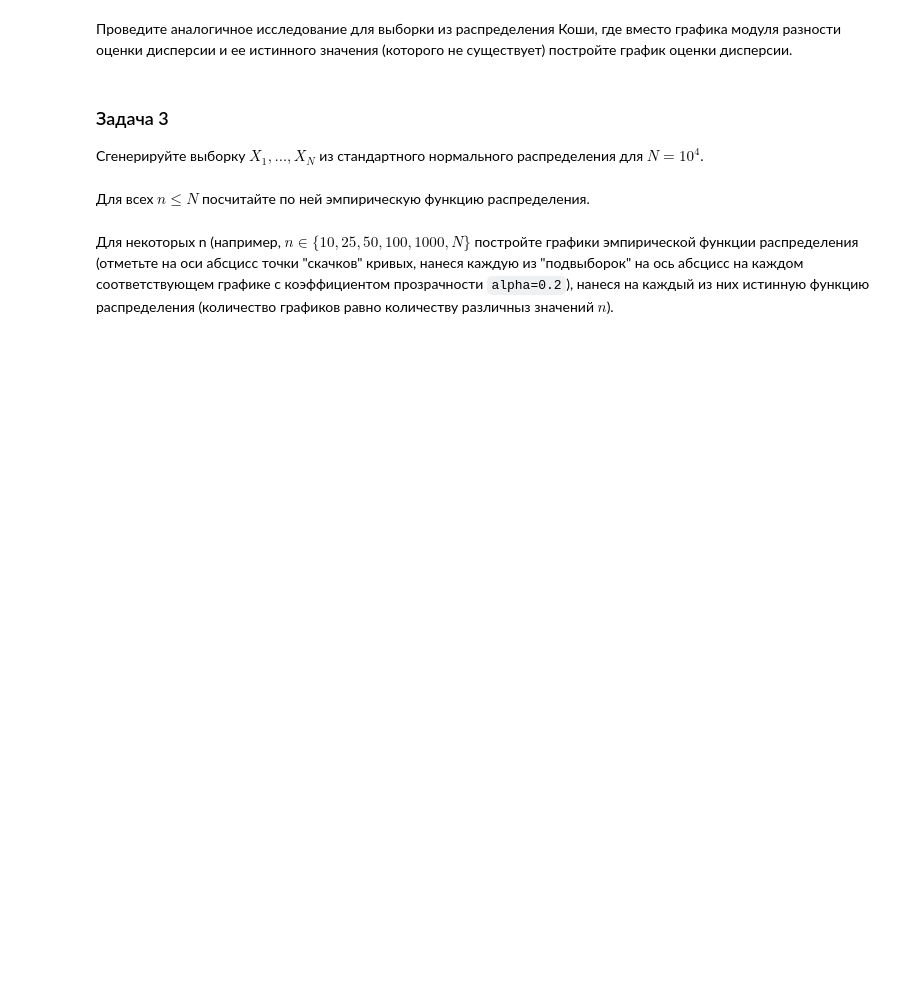
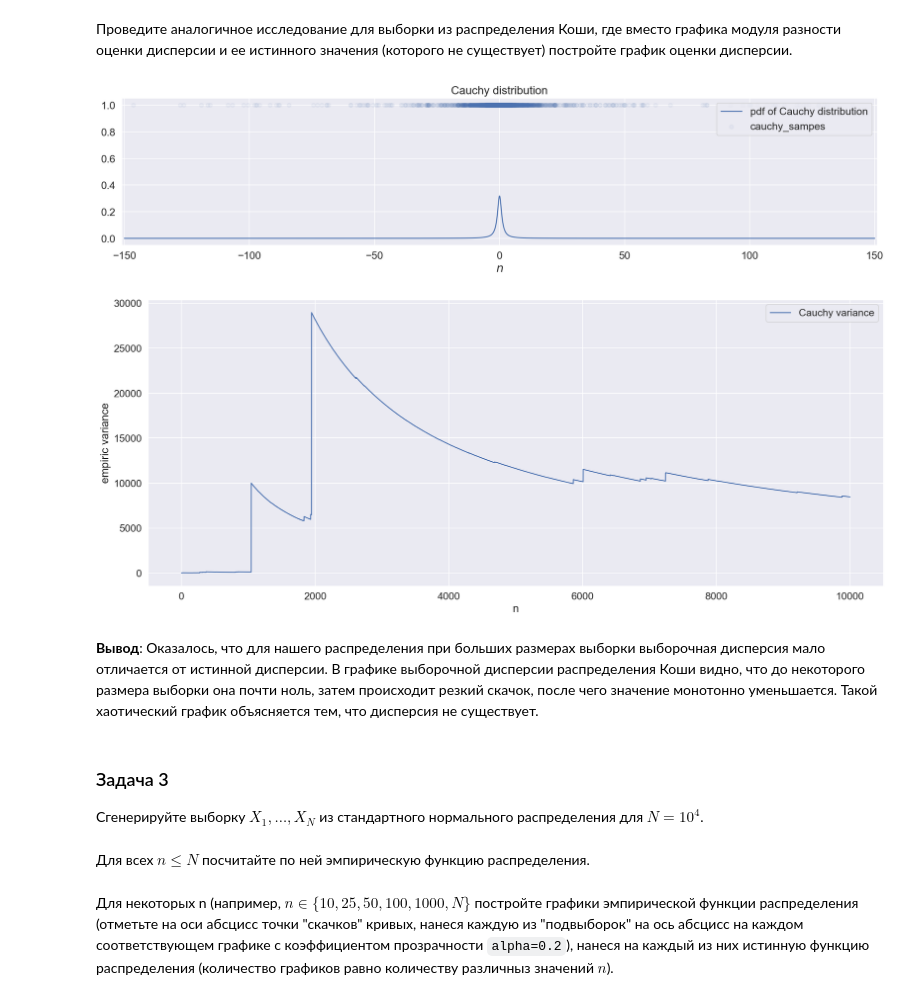
Before and after one commit to saro2808/math-stat-practice-mipt, a Jupyter notebook: assignment1.ipynb, the cells around one changed output. Cells and saved outputs as stored; diff of their text form; code cells hidden in the pictures; blank space fills up the shorter version.

```diff
--- a/assignment1.ipynb
+++ b/assignment1.ipynb
@@ -146,3 +197,37 @@ __Вывод:__
+# %%
+from scipy.stats import cauchy
+
+cauchy_samples = sps.cauchy.rvs(size=int(N))
+
+plt.figure(figsize=(20, 4))
+
+grid = np.linspace(-150, 150, 100000)
+plt.plot(grid, sps.cauchy.pdf(grid), label='pdf of Cauchy distribution')
+plt.scatter(cauchy_samples, np.ones(int(N)), alpha=0.05, label='cauchy_sampes')
+
+plt.xlim(-151, 151)
+plt.xlabel("$n$")
+plt.title('Cauchy distribution')
+plt.legend(loc=1)
+plt.show()
+
+
+plt.figure(figsize=(20, 8))
+
+cauchy_s_squared = np.cumsum(cauchy_samples ** 2) / (np.arange(int(N)) + 1) - (np.cumsum(cauchy_samples) / (np.arange(int(N)) + 1)) ** 2
+
+plt.plot(np.linspace(1, N, int(N)), cauchy_s_squared, label='Cauchy variance')
+
+plt.xlabel("n")
+plt.ylabel("empiric variance")
+
+plt.legend(loc=1)
+plt.show()
+# %% [output]
+[figure, added]
+[figure, added]
+# %% [markdown]
+__Вывод__: Оказалось, что для нашего распределения при больших размерах выборки выборочная дисперсия мало отличается от истинной дисперсии. В графике выборочной дисперсии распределения Коши видно, что до некоторого размера выборки она почти ноль, затем происходит резкий скачок, после чего значение монотонно уменьшается. Такой хаотический график объясняется тем, что дисперсия не существует.
 # %% [markdown]
 ### Задача 3
 
```
Also changed, not shown: parts of 24 cells of this notebook.
